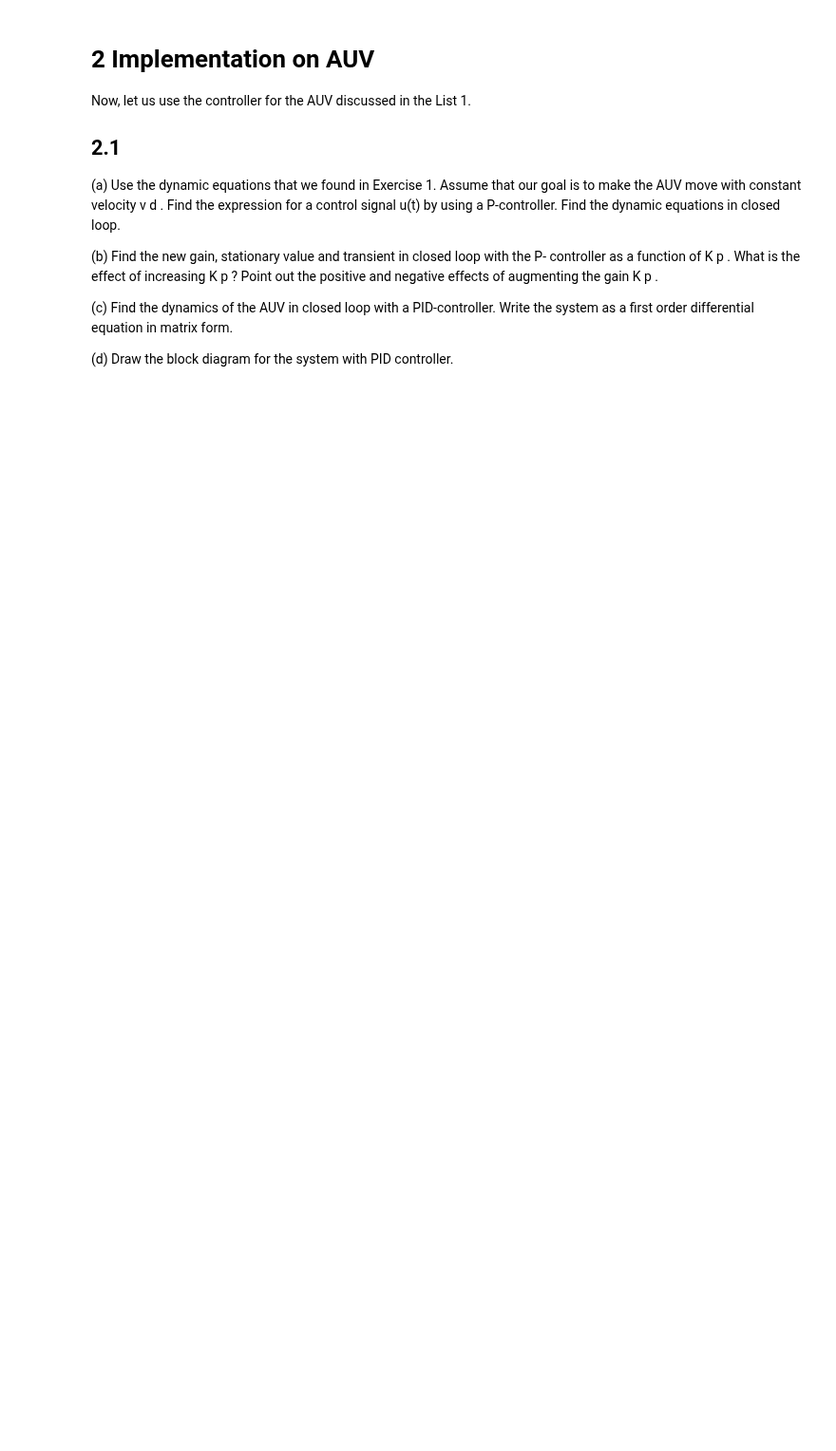
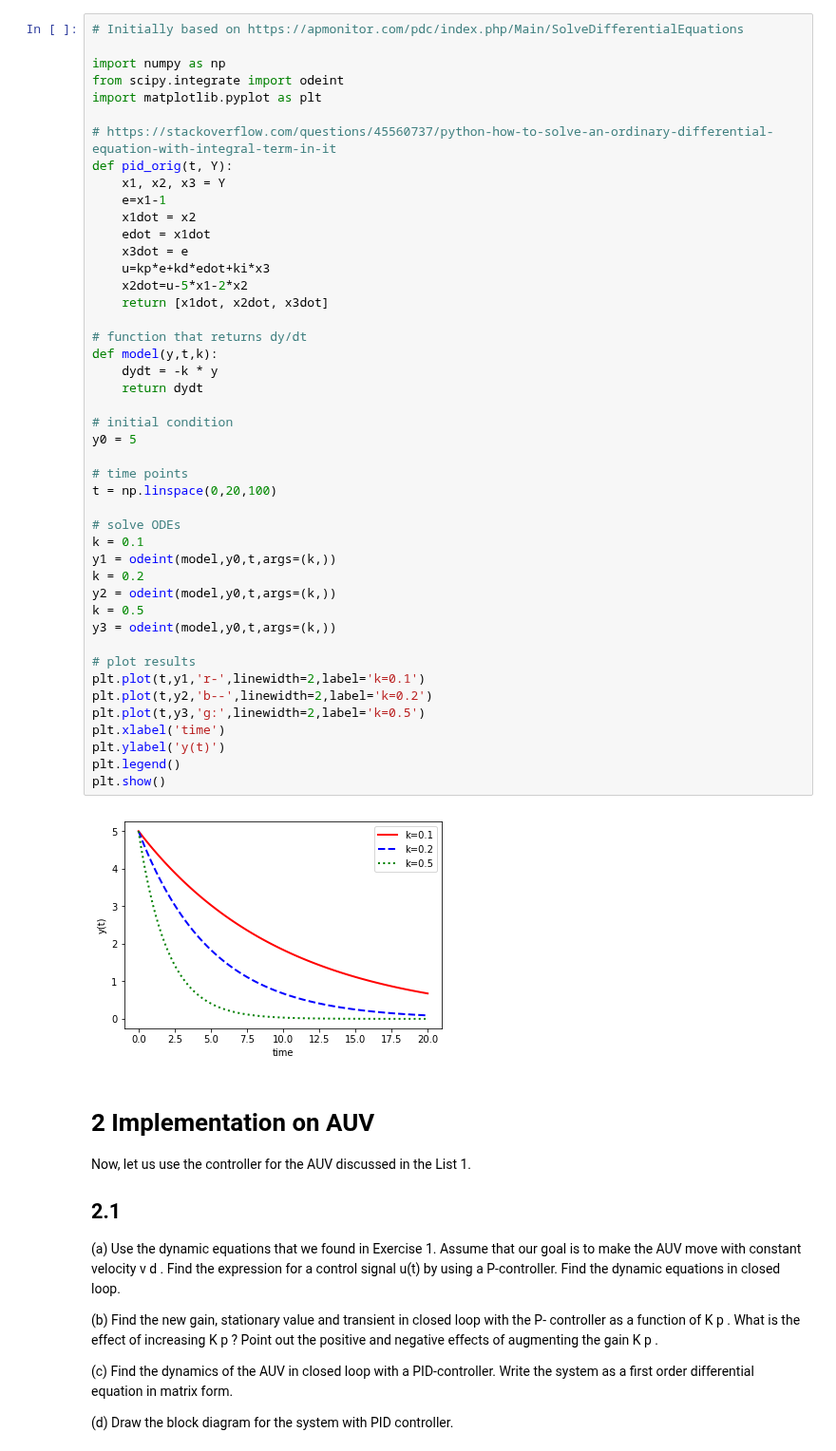
Before and after one commit to jonnor/datascience-master, a Jupyter notebook: tel240/Assignment 2.ipynb, the cells around one changed output. Shown at 95% size. Drawn from its saved outputs; the diff is of its cells as text; blank space fills up the shorter version.

```diff
--- a/tel240/Assignment 2.ipynb
+++ b/tel240/Assignment 2.ipynb
@@ -43,3 +110,50 @@ Discuss about the differences.
+# %%
+# Initially based on https://apmonitor.com/pdc/index.php/Main/SolveDifferentialEquations
+
+import numpy as np
+from scipy.integrate import odeint
+import matplotlib.pyplot as plt
+
+# https://stackoverflow.com/questions/45560737/python-how-to-solve-an-ordinary-differential-equation-with-integral-term-in-it
+def pid_orig(t, Y):
+    x1, x2, x3 = Y
+    e=x1-1
+    x1dot = x2
+    edot = x1dot
+    x3dot = e
+    u=kp*e+kd*edot+ki*x3
+    x2dot=u-5*x1-2*x2
+    return [x1dot, x2dot, x3dot]
+
+# function that returns dy/dt
+def model(y,t,k):
+    dydt = -k * y
+    return dydt
+
+# initial condition
+y0 = 5
+
+# time points
+t = np.linspace(0,20,100)
+
+# solve ODEs
+k = 0.1
+y1 = odeint(model,y0,t,args=(k,))
+k = 0.2
+y2 = odeint(model,y0,t,args=(k,))
+k = 0.5
+y3 = odeint(model,y0,t,args=(k,))
+
+# plot results
+plt.plot(t,y1,'r-',linewidth=2,label='k=0.1')
+plt.plot(t,y2,'b--',linewidth=2,label='k=0.2')
+plt.plot(t,y3,'g:',linewidth=2,label='k=0.5')
+plt.xlabel('time')
+plt.ylabel('y(t)')
+plt.legend()
+plt.show()
+# %% [output]
+[figure, added]
 # %% [markdown]
 # 2 Implementation on AUV
 Now, let us use the controller for the AUV discussed in the List 1.
```
Also changed, not shown: parts of 5 cells of this notebook, 5 other files.
